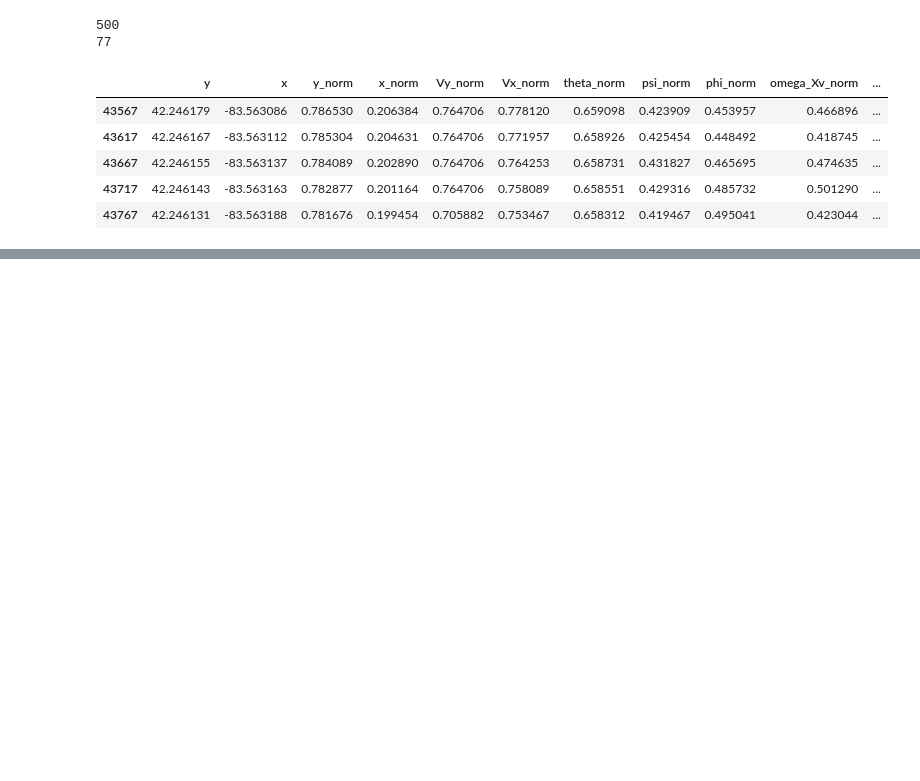
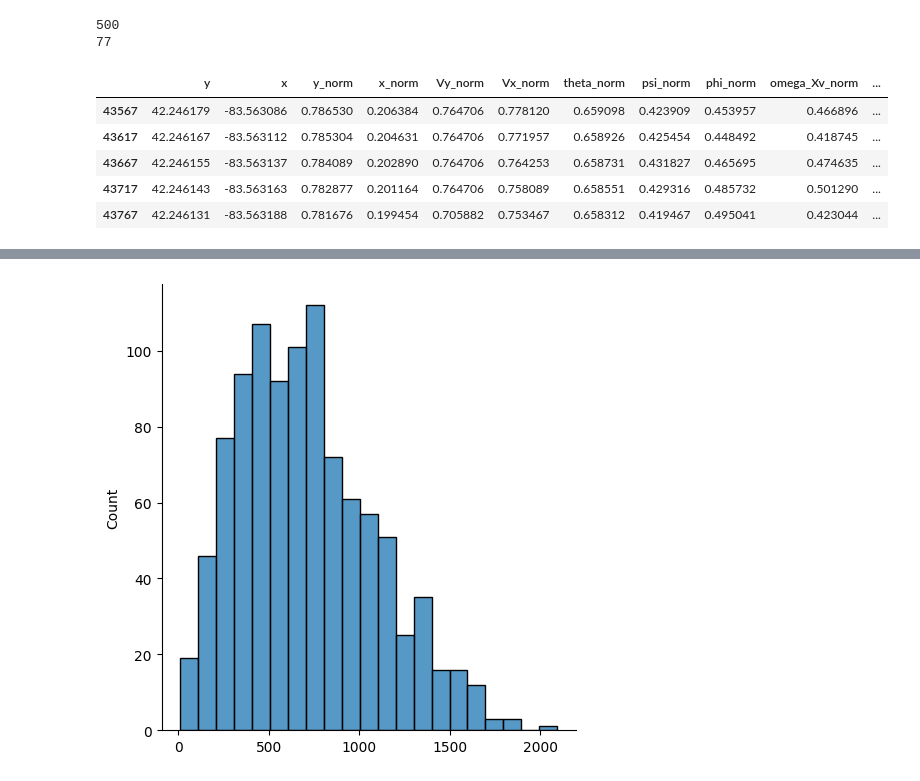
Before and after one commit to jarviskroos7/PATH_vehicle_localization, a Jupyter notebook: code/kf_baseline.ipynb, the cells around one changed output, grey strips where cells are left out. Drawn from its saved outputs; the diff is of its cells as text; code cells hidden in the pictures; blank space fills up the shorter version.

```diff
--- a/code/kf_baseline.ipynb
+++ b/code/kf_baseline.ipynb
@@ -97,0 +170,14 @@ for i in range(nt):
+# %%
+noise = np.random.normal(0, 1, size=(1000, 2)) * 0.005
+noise = list(zip(noise[:,0], noise[:,1]))
+
+zeros = np.zeros((1000, 2))
+zeros = list(zip(zeros[:,0], zeros[:,1]))
+# %%
+# augmented noise distribution in meters
+
+distances = [great_circle(noise[i], zeros[i]).miles * 1609.34 for i in np.arange(1000)]
+sns.displot(distances)
+plt.show()
+# %% [output]
+[figure, added]
```
Also changed, not shown: parts of 14 cells of this notebook, 2 other files.
